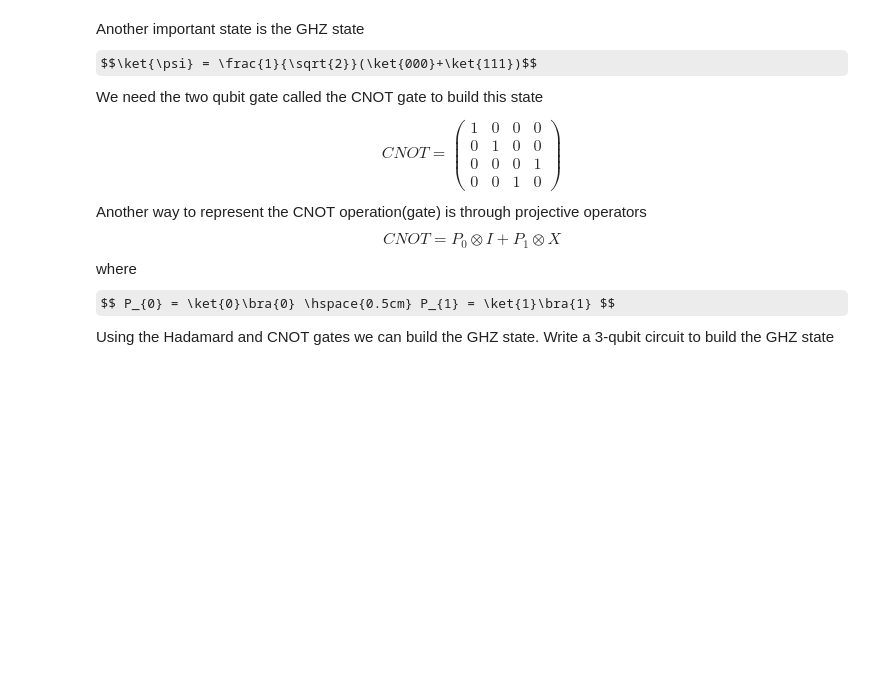
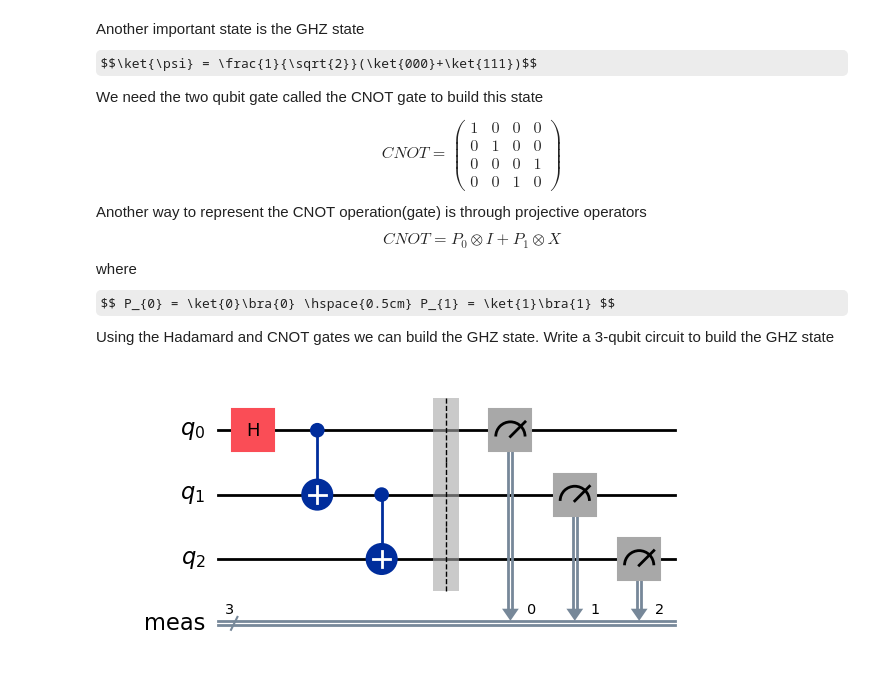
Before and after one commit to nompire/quantum_algorithms, a Jupyter notebook: Demos/Demo1.ipynb, the cells around one changed output. Cells and saved outputs as stored; diff of their text form; code cells hidden in the pictures; some formulas as TeX source; blank space fills up the shorter version.

```diff
--- a/Demos/Demo1.ipynb
+++ b/Demos/Demo1.ipynb
@@ -98,12 +98,15 @@ Using the Hadamard and CNOT gates we can build the GHZ state. Write a 3-qubit ci
 # %%
 num_qubits = 3
 clbits = 3 # of classical bits
 # define a circuit
 circuit = QuantumCircuit(num_qubits, clbits) # the initial state for each qubit is the state |0>
 # apply hadamard to the first qubit
 circuit.h(0)
 # apply CNOT gate to first qubit as control and second qubit as target
-circuit.cx(
-
+circuit.cx(0,1)
+# repeat for second and third qubit
+circuit.cx(1,2)
 circuit.measure_all() # measure each qubit in the computational basis
 circuit.draw("mpl", fold=False, idle_wires=False)
+# %% [output]
+[figure, added]
```
Also changed, not shown: parts of 1 cell of this notebook.
